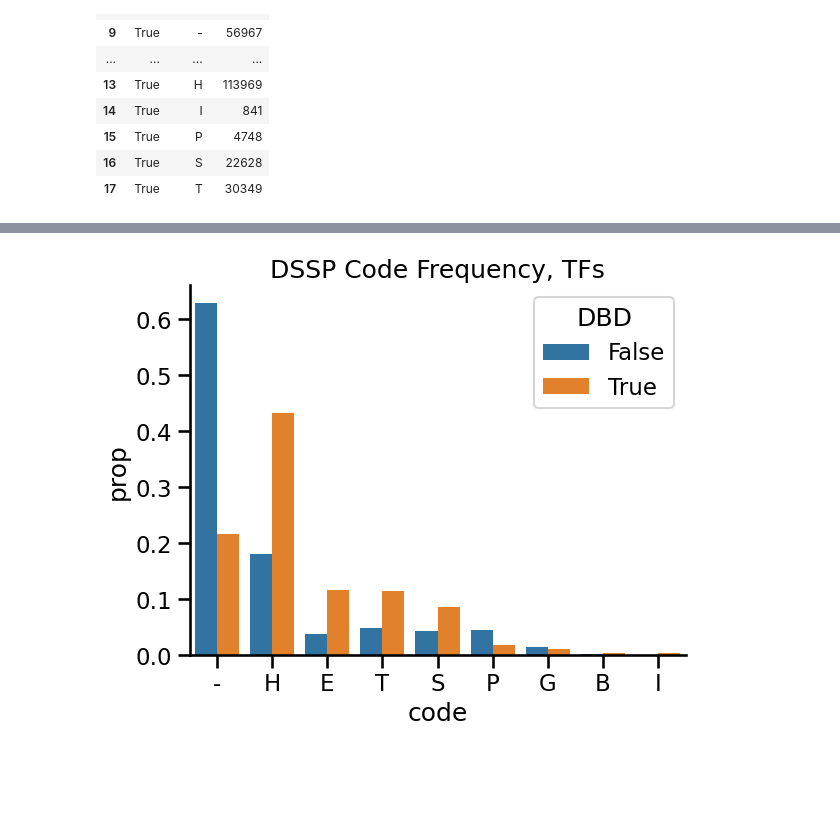
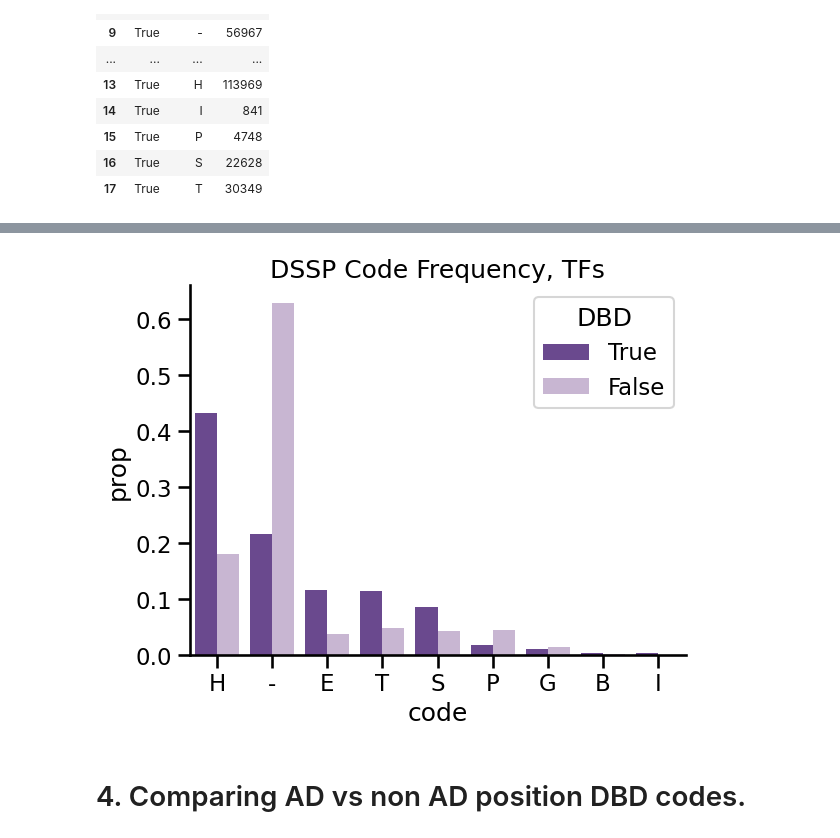
Before and after one commit to sanjanakotha/SFARI, a Jupyter notebook: notebooks/Analyzing Activator TF DSSP.ipynb, the cells around one changed output, grey strips where cells are left out. Saved outputs shown, nothing was run; the diff lists cells and outputs as text; code cells hidden in the pictures; blank space fills up the shorter version.

```diff
--- a/notebooks/Analyzing Activator TF DSSP.ipynb
+++ b/notebooks/Analyzing Activator TF DSSP.ipynb
@@ -153,9 +155,9 @@ display(non_dbd_rows)
 | 907796 | 458 | - | Q8TBJ5 | False |
 643672 rows × 4 columns
 # %%
-code_counts = TF_dssp_with_dom.groupby(["DBD", "code"])[["DBD", "code"]].size().reset_index()
-code_counts.columns = ['DBD', 'code', 'count']
-code_counts
+DBD_code_counts = TF_dssp_with_dom.groupby(["DBD", "code"])[["DBD", "code"]].size().reset_index()
+DBD_code_counts.columns = ['DBD', 'code', 'count']
+DBD_code_counts
 # %% [output]
 |  | DBD | code | count |
 | 0 | False | - | 404429 |
@@ -175,8 +177,9 @@ code_counts
 | 16 | True | S | 22628 |
 | 17 | True | T | 30349 |
 # %%
-code_props = pd.merge(code_counts, code_counts.groupby("DBD").sum().reset_index().drop(columns = "code"), on = "DBD")
-code_props["prop"] = code_props["count_x"] / code_props["count_y"]
-code_props
+DBD_code_props = pd.merge(DBD_code_counts, DBD_code_counts.groupby("DBD").sum().reset_index().drop(columns = "code"), on = "DBD")
+DBD_code_props["prop"] = DBD_code_props["count_x"] / DBD_code_props["count_y"]
+DBD_code_props = DBD_code_props.sort_values(by = ["DBD", "prop"], ascending = [False, False])
+DBD_code_props
 # %% [output]
 |  | DBD | code | count_x | count_y | prop |
@@ -220,7 +217,15 @@ code_props
+# %%
+# Define custom colors
+DBD_custom_palette = {
+    True: sns.color_palette("Paired")[-3],   # Dark purple
+    False: sns.color_palette("Paired")[-4]
+}
 # %%
-sns.barplot(x=code_props["code"], y=code_props["prop"], hue = code_props["DBD"])
+sns.barplot(x=DBD_code_props["code"], y=DBD_code_props["prop"], hue = DBD_code_props["DBD"], hue_order = [True, False], palette = DBD_custom_palette)
 sns.despine()
 plt.title("DSSP Code Frequency, TFs");
 # Makes sense -
 # %% [output]
-[figure, old version]
+[figure, new version]
+# %% [markdown]
+# 4. Comparing AD vs non AD position DBD codes.
```
Also changed, not shown: parts of 32 cells of this notebook, 8 other files.
